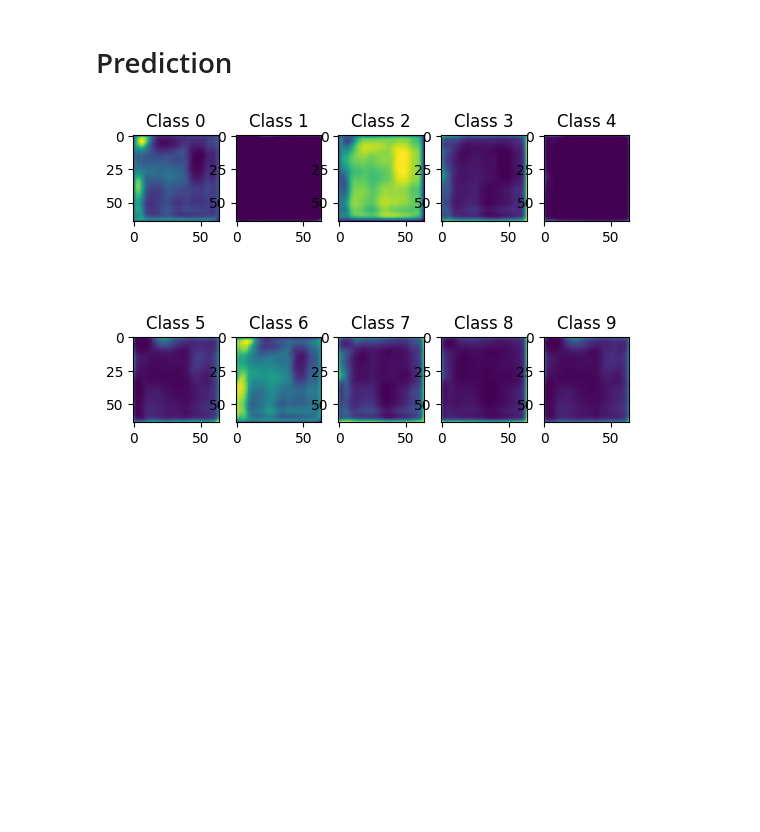
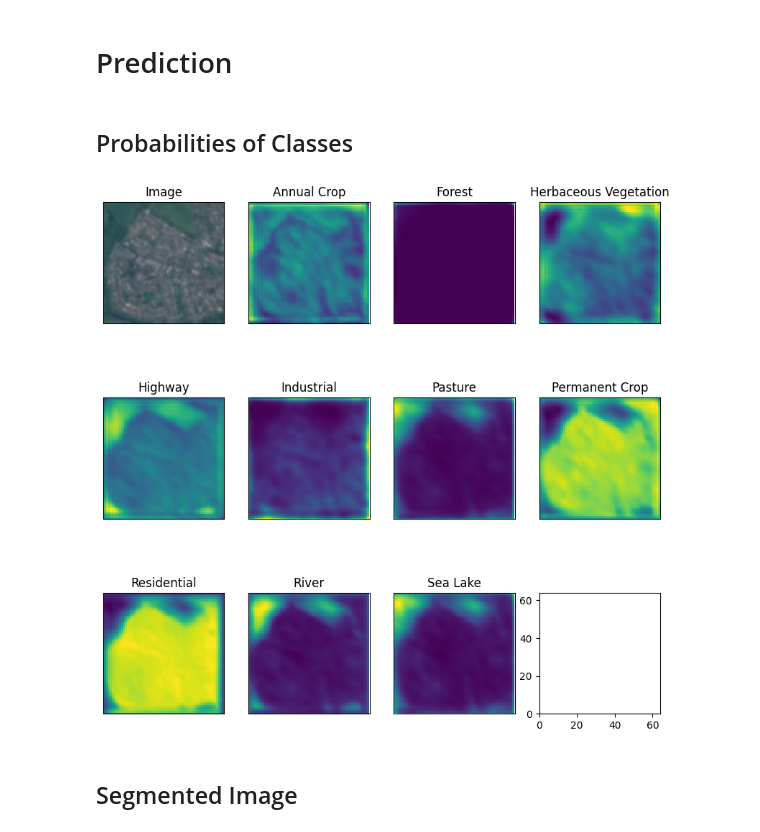
Before and after one commit to luandknguyen/cs450_euro_sat, a Jupyter notebook: ModelAnalysis.ipynb, the cells around one changed output. Drawn from its saved outputs; the diff is of its cells as text; code cells hidden in the pictures; blank space fills up the shorter version.

```diff
--- a/ModelAnalysis.ipynb
+++ b/ModelAnalysis.ipynb
@@ -31,16 +31,42 @@ data = numpy.array(img.getdata()).reshape((size[0], size[1], 3)) / 255
 inputs = torch.Tensor(data.transpose((2, 0, 1)).reshape((1, 3, 64, 64)))
 y = unet(inputs)
 pred = y.detach().numpy()[0]
-# %%
-for i in range(10):
-    pyplot.subplot(2, 5, i+1)  # 2 rows, 5 columns, i+1 is the index of the subplot
-    segmented = pred[i]
-    pyplot.imshow(segmented)
-    pyplot.title(f"Class {i}")  # Add title for each subplot
-
-pyplot.show()
-# %% [output]
-[figure, removed]
+# %% [markdown]
+## Probabilities of Classes
+# %%
+classes = {
+    0: "Annual Crop",
+    1: "Forest",
+    2: "Herbaceous Vegetation",
+    3: "Highway",
+    4: "Industrial",
+    5: "Pasture",
+    6: "Permanent Crop",
+    7: "Residential",
+    8: "River",
+    9: "Sea Lake",
+}
+
+fig, axs = pyplot.subplots(3, 4, squeeze=False, figsize=(8, 8), subplot_kw={"xlim": (0, 64), "ylim": (0, 64), "aspect": "equal"})
+
+axs[0, 0].imshow(img)
+axs[0, 0].set_title("Image")
+axs[0, 0].set_xticks([])
+axs[0, 0].set_yticks([])
+
+for i in range(10):
+    ax = axs[(i + 1) // 4, (i + 1) % 4]
+    segmented = pred[i]
+    ax.matshow(segmented)
+    ax.set_title(classes[i])  # Add title for each subplot
+    ax.set_xticks([])
+    ax.set_yticks([])
+
+pyplot.show()
+# %% [output]
+[figure, added]
+# %% [markdown]
+## Segmented Image
 # %%
 segmented = numpy.argmax(pred, axis=0)
 pyplot.imshow(skimage.color.label2rgb(segmented, data))
```
Also changed, not shown: parts of 2 cells of this notebook, 2 other files.
